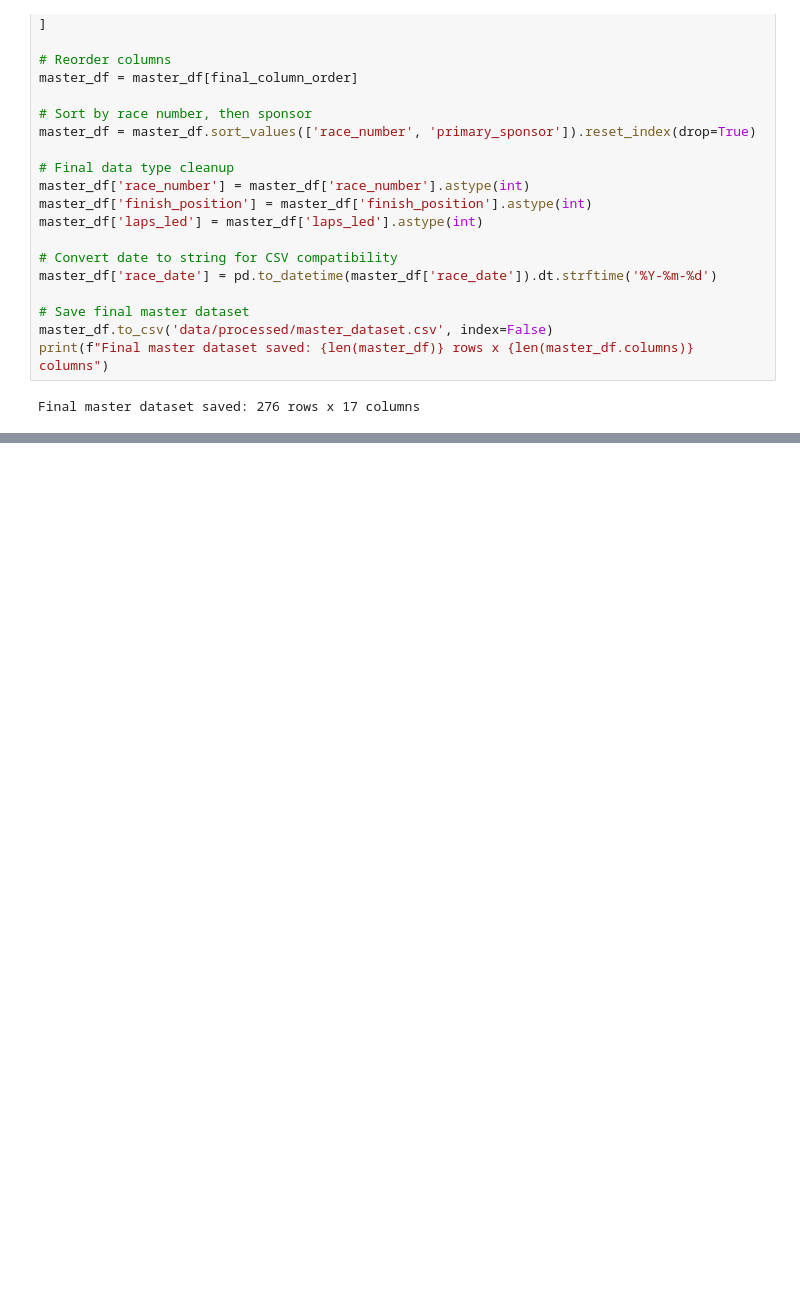
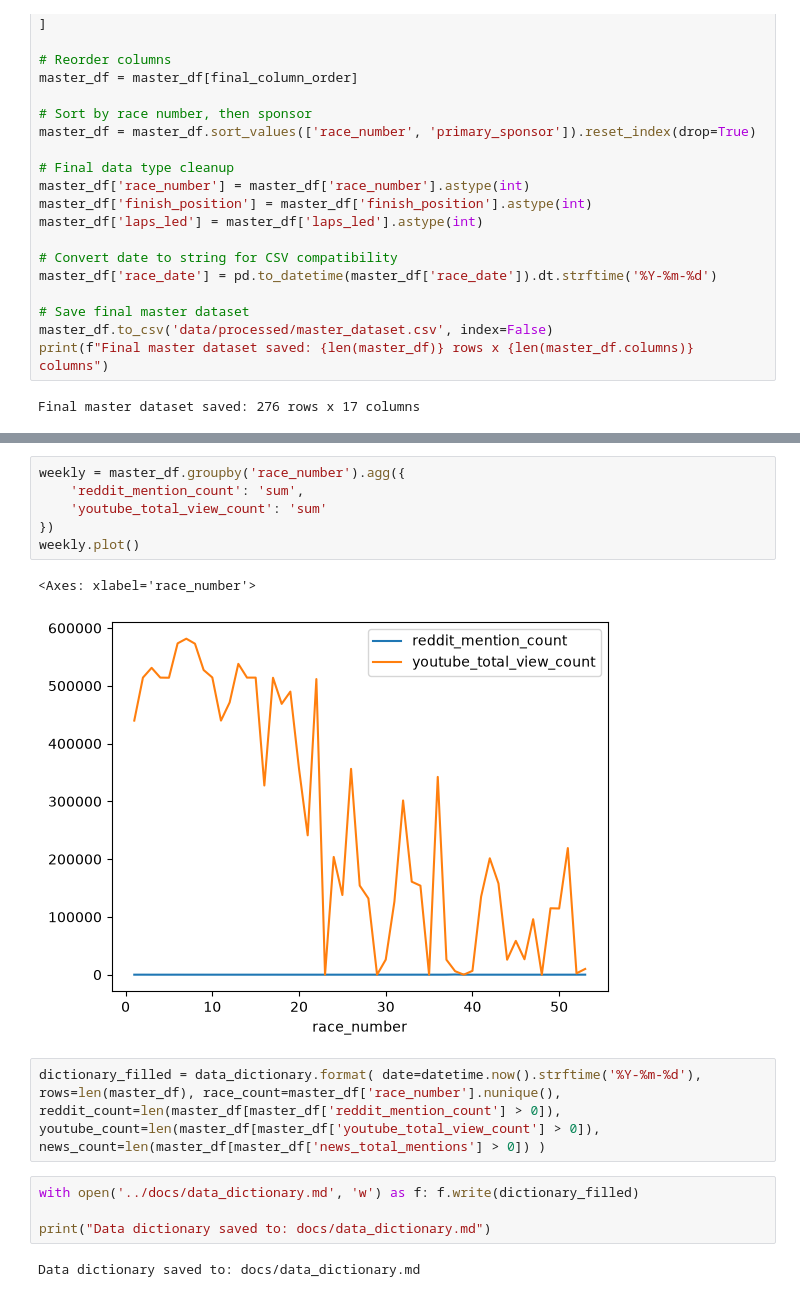
Before and after one commit to lloyd-todaro/NASCAR-Externship, a Jupyter notebook: code/data_merge_master.ipynb, the cells around one changed output, grey strips where cells are left out. Drawn from its saved outputs; the diff is of its cells as text; blank space fills up the shorter version.

```diff
--- a/code/data_merge_master.ipynb
+++ b/code/data_merge_master.ipynb
@@ -1485,0 +1501,17 @@ fedex_df = master_df[master_df['sponsor'] == 'FedEx']"""
+# %%
+weekly = master_df.groupby('race_number').agg({
+    'reddit_mention_count': 'sum',
+    'youtube_total_view_count': 'sum'
+})
+weekly.plot()
+# %% [output]
+<Axes: xlabel='race_number'>
+[figure, added]
+# %%
+dictionary_filled = data_dictionary.format( date=datetime.now().strftime('%Y-%m-%d'), rows=len(master_df), race_count=master_df['race_number'].nunique(), reddit_count=len(master_df[master_df['reddit_mention_count'] > 0]), youtube_count=len(master_df[master_df['youtube_total_view_count'] > 0]), news_count=len(master_df[master_df['news_total_mentions'] > 0]) )
+# %%
+with open('../docs/data_dictionary.md', 'w') as f: f.write(dictionary_filled)
+
+print("Data dictionary saved to: docs/data_dictionary.md")
+# %% [output]
+Data dictionary saved to: docs/data_dictionary.md
```
Also changed, not shown: parts of 4 cells of this notebook, 1 other file.
